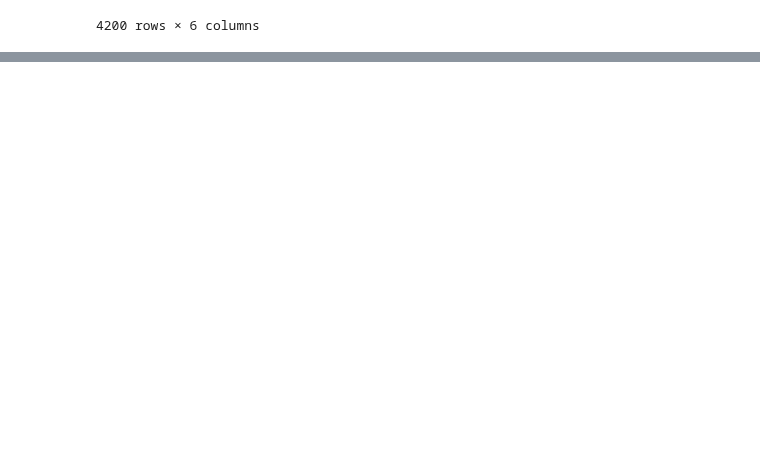
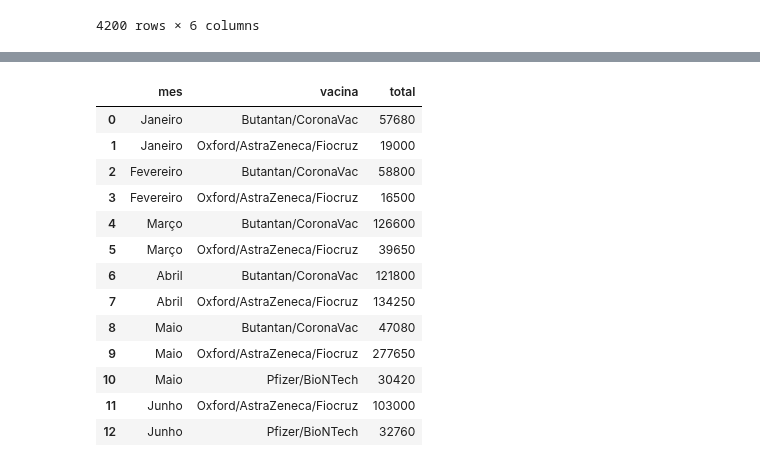
Before and after one commit to adolfoguimaraes/covid19_vacinacao, a Jupyter notebook: Sergipe/processararquivos_vacina_dataviz.ipynb, the cells around one changed output, grey strips where cells are left out. Saved outputs shown, nothing was run; the diff lists cells and outputs as text; code cells hidden in the pictures; blank space fills up the shorter version.

```diff
--- a/Sergipe/processararquivos_vacina_dataviz.ipynb
+++ b/Sergipe/processararquivos_vacina_dataviz.ipynb
@@ -277,0 +306,11 @@ data_group_municipio.to_csv("output/data_vacinas_grupos_municipios.csv", index=F
+# %%
+def map_vacinas(value):
+
+    map_ = {
+        'Coronavac': 'Butantan/CoronaVac',
+        'AstraZeneca': 'Oxford/AstraZeneca/Fiocruz',
+        'Astrazeneca': 'Oxford/AstraZeneca/Fiocruz',
+        'Pfizer': 'Pfizer/BioNTech'
+    }
+
+    return map_[value]
@@ -277,0 +338,8 @@ data_group_municipio.to_csv("output/data_vacinas_grupos_municipios.csv", index=F
+# %%
+vacinas_recebidas = pd.read_csv("data_insumos/vacinas_recebidas.csv", skiprows=2, names=['data','vacina','publico_alvo','total'], thousands='.')
+vacinas_recebidas['data'] = vacinas_recebidas['data'].str.replace(".", "")
+vacinas_recebidas['data'] = vacinas_recebidas['data'].apply(map_mounth)
+vacinas_recebidas['data'] = pd.to_datetime(vacinas_recebidas['data'])
+vacinas_recebidas['vacina'] = vacinas_recebidas['vacina'].apply(map_vacinas)
+vacinas_recebidas.drop(columns=['publico_alvo'], inplace=True)
+vacinas_recebidas
@@ -277,0 +364,4 @@ data_group_municipio.to_csv("output/data_vacinas_grupos_municipios.csv", index=F
+# %%
+vacinas_recebidas['mes'] = pd.DatetimeIndex(vacinas_recebidas['data']).month_name(locale='pt_BR')
+vacinas_recebidas.sort_values(by=['data'], inplace=True)
+vacinas_recebidas
@@ -277,0 +386,19 @@ data_group_municipio.to_csv("output/data_vacinas_grupos_municipios.csv", index=F
+# %%
+vacinas_group = vacinas_recebidas.groupby(by=['mes','vacina'], sort=False).sum()
+vacinas_group.reset_index(inplace=True)
+vacinas_group
+# %% [output]
+|  | mes | vacina | total |
+| 0 | Janeiro | Butantan/CoronaVac | 57680 |
+| 1 | Janeiro | Oxford/AstraZeneca/Fiocruz | 19000 |
+| 2 | Fevereiro | Butantan/CoronaVac | 58800 |
+| 3 | Fevereiro | Oxford/AstraZeneca/Fiocruz | 16500 |
+| 4 | Março | Butantan/CoronaVac | 126600 |
+| 5 | Março | Oxford/AstraZeneca/Fiocruz | 39650 |
+| 6 | Abril | Butantan/CoronaVac | 121800 |
+| 7 | Abril | Oxford/AstraZeneca/Fiocruz | 134250 |
+| 8 | Maio | Butantan/CoronaVac | 47080 |
+| 9 | Maio | Oxford/AstraZeneca/Fiocruz | 277650 |
+| 10 | Maio | Pfizer/BioNTech | 30420 |
+| 11 | Junho | Oxford/AstraZeneca/Fiocruz | 103000 |
+| 12 | Junho | Pfizer/BioNTech | 32760 |
```
Also changed, not shown: parts of 7 cells of this notebook, 1 other file.
